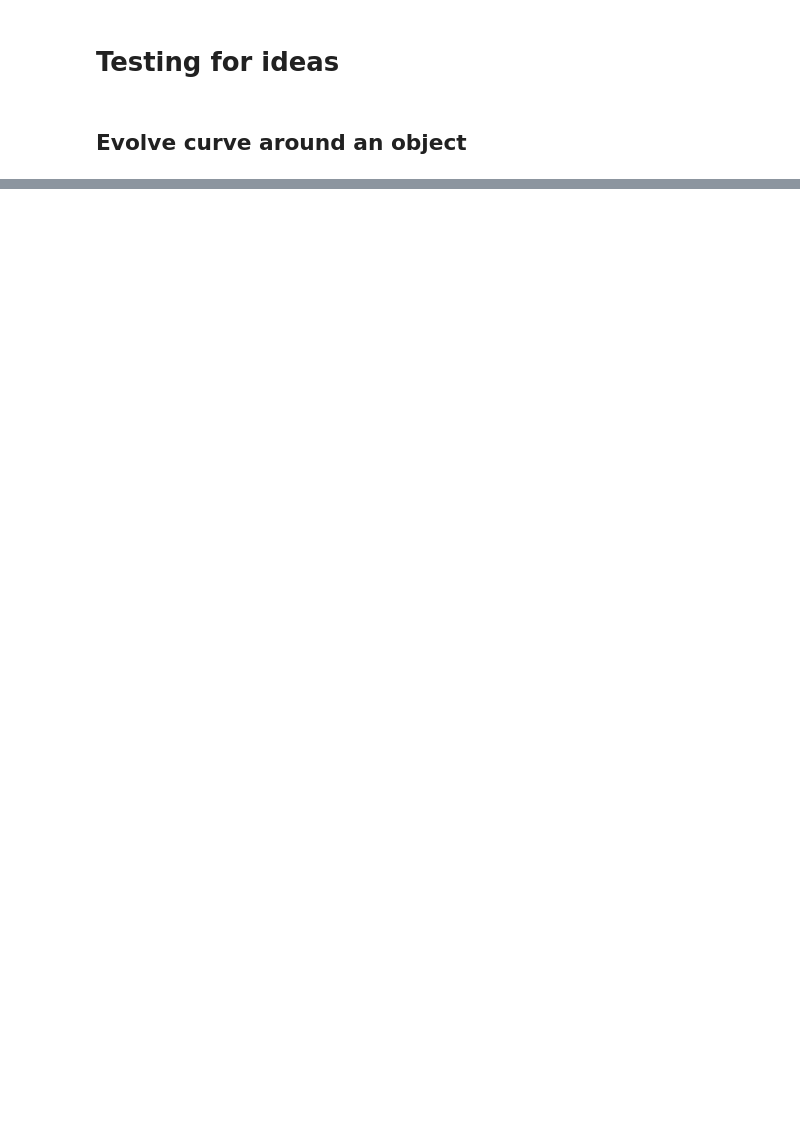
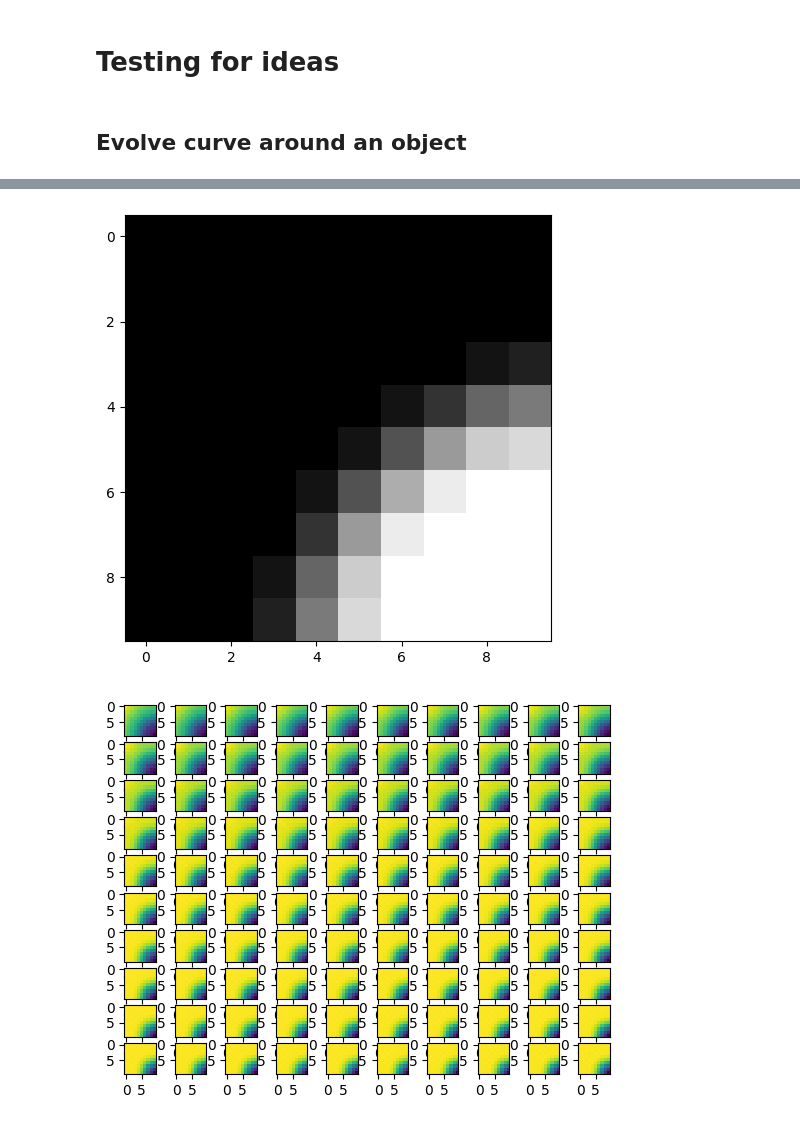
Before and after one commit to jgu13/CellSeg, a Jupyter notebook: Scripts/Test.ipynb, the cells around one changed output, grey strips where cells are left out. Drawn from its saved outputs; the diff is of its cells as text; code cells hidden in the pictures; blank space fills up the shorter version.

```diff
--- a/Scripts/Test.ipynb
+++ b/Scripts/Test.ipynb
@@ -241,0 +156,34 @@ img = imread(os.path.join(DATA_DIR, 'example', 'test.png'))
+# %%
+def curve_evolution(psi, dt=0.1, max_iter=1000, v=1):
+    '''
+    Evolve the curve based on the magitude the image gradient, curvature and gradient of image
+    '''
+    # TODO: blur psi with 0.5 sigma
+
+    # imshow(psi)
+    dx, dy, dxx, dyy, dxy = central_difference(psi)
+    # imshow(dxy)
+    # dx, dy = np.gradient(psi) # central differences of psi in curvature motion flow
+    grad_mag = np.sqrt(dx**2 + dy**2)
+    K = (dxx*dy**2 - 2*dy*dx*dxy + dyy*dx**2) / ((dx**2 + dy**2)**1.5 + np.finfo('float').eps) # curvature K
+    # TODO: change the sign of kappa, inward motion
+    # TODO: Adjust force according to the gradient of the image
+    # TODO: May also try adjusting the sign of the force based on the region in which the point lie
+    for i in range(max_iter):
+        dpsi = K * grad_mag * dt # let speed equals to curvature K
+        psi[:] = psi[:] + dpsi
+    return psi
+
+img = imread(os.path.join(DATA_DIR, 'example', 'test.png'))
+img = img[5:15, 5:15]
+img = cv.GaussianBlur(img, (3,3), sigmaX=1, borderType=cv.BORDER_DEFAULT)
+imshow(img)
+psi = initialize(img)
+fig, axes = plt.subplots(10,10)
+axes = axes.ravel()
+for i in range(100):
+    axes[i].imshow(psi)
+    psi = curve_evolution(psi, dt=0.5, max_iter=1)
+# %% [output]
+[figure, added]
+[figure, added]
```
Also changed, not shown: parts of 7 cells of this notebook.
